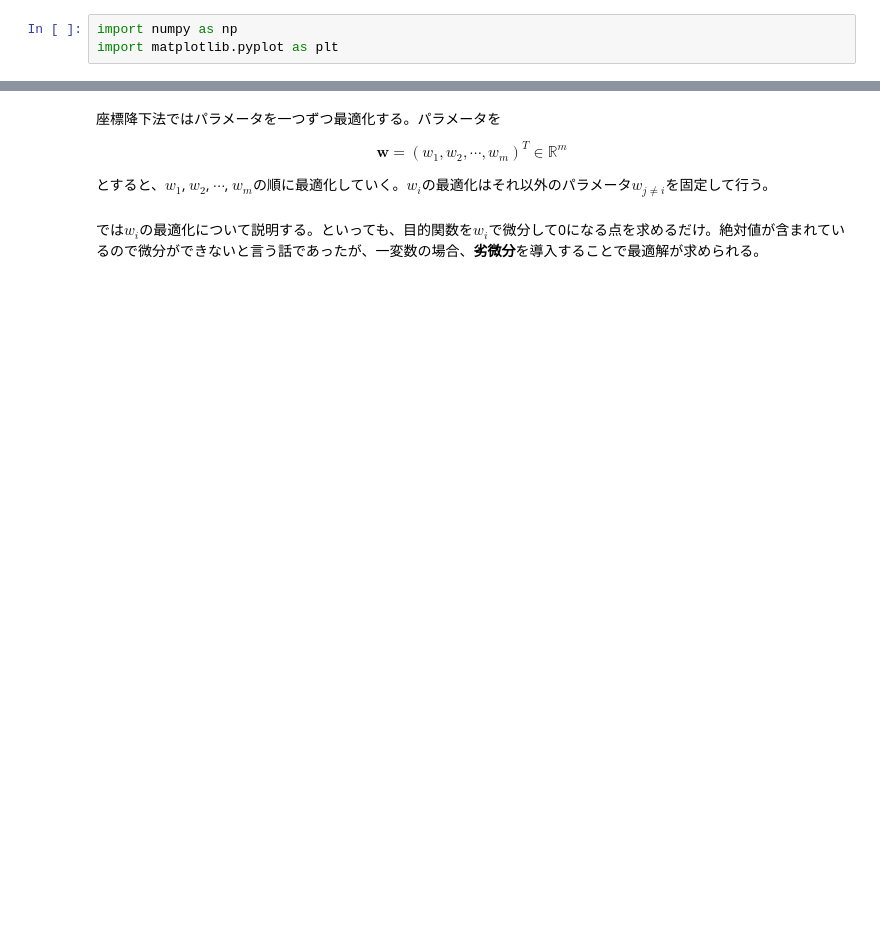
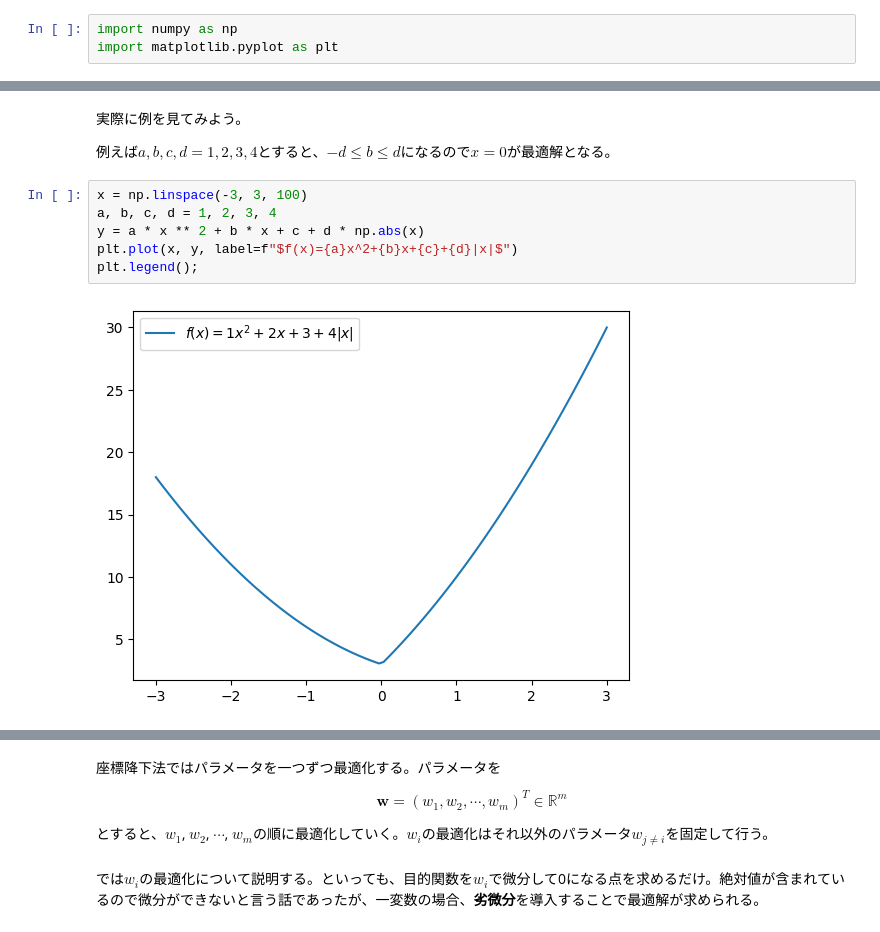
Before and after one commit to misya11p/machine-learning, a Jupyter notebook: lasso.ipynb, the cells around one changed output, grey strips where cells are left out. Saved outputs shown, nothing was run; the diff lists cells and outputs as text; blank space fills up the shorter version.

```diff
--- a/lasso.ipynb
+++ b/lasso.ipynb
@@ -22,0 +157,12 @@ $$
+# %% [markdown]
+実際に例を見てみよう。
+
+例えば$a, b, c, d = 1, 2, 3, 4$とすると、$-d\leq b\leq d$になるので$x=0$が最適解となる。
+# %%
+x = np.linspace(-3, 3, 100)
+a, b, c, d = 1, 2, 3, 4
+y = a * x ** 2 + b * x + c + d * np.abs(x)
+plt.plot(x, y, label=f"$f(x)={a}x^2+{b}x+{c}+{d}|x|$")
+plt.legend();
+# %% [output]
+[figure, added]
```
Also changed, not shown: parts of 26 cells of this notebook.
